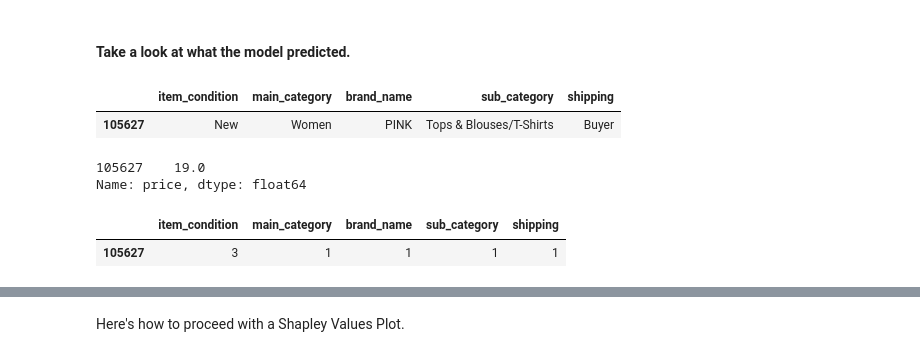
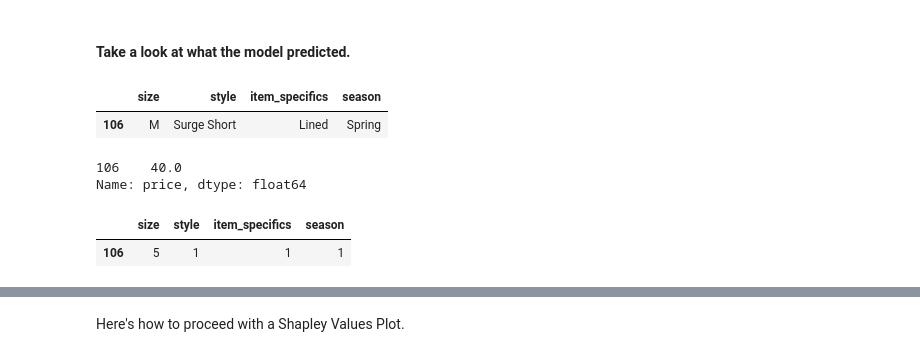
Before and after one commit to tcbic/List_Price_Suggestor, a Jupyter notebook: notebooks/lululemon Gradient Boosting.ipynb, the cells around one changed output, grey strips where cells are left out. Saved outputs shown, nothing was run; the diff lists cells and outputs as text; code cells hidden in the pictures.

```diff
--- a/notebooks/lululemon Gradient Boosting.ipynb
+++ b/notebooks/lululemon Gradient Boosting.ipynb
@@ -315,28 +288,28 @@ dtype: int64, 'data_type': dtype('O')}
 # %%
 # Get an individual observation to explain.
 # For example, the 0th row from the test set.
 
-X_test.head().iloc[[0]]
+X_test.head().iloc[[2]]
 # %% [output]
-|  | item_condition | main_category | brand_name | sub_category | shipping |
-| 105627 | New | Women | PINK | Tops & Blouses/T-Shirts | Buyer |
+|  | size | style | item_specifics | season |
+| 106 | M | Surge Short | Lined | Spring |
 # %%
 # What was the actual sale price of this listing?
 
-y_test.iloc[[0]]
+y_test.iloc[[2]]
 # %% [output]
-105627    19.0
+106    40.0
 Name: price, dtype: float64
 # %%
 # Encode test set.
 
 X_test_encoded = encoder.transform(X_test)
 # %%
-row = X_test_encoded.head().iloc[[0]]
+row = X_test_encoded.head().iloc[[2]]
 row
 # %% [output]
-|  | item_condition | main_category | brand_name | sub_category | shipping |
-| 105627 | 3 | 1 | 1 | 1 | 1 |
+|  | size | style | item_specifics | season |
+| 106 | 5 | 1 | 1 | 1 |
 # %%
 # What does the model predict for this listing?
 
```
Also changed, not shown: parts of 16 cells of this notebook, 2 other files.
